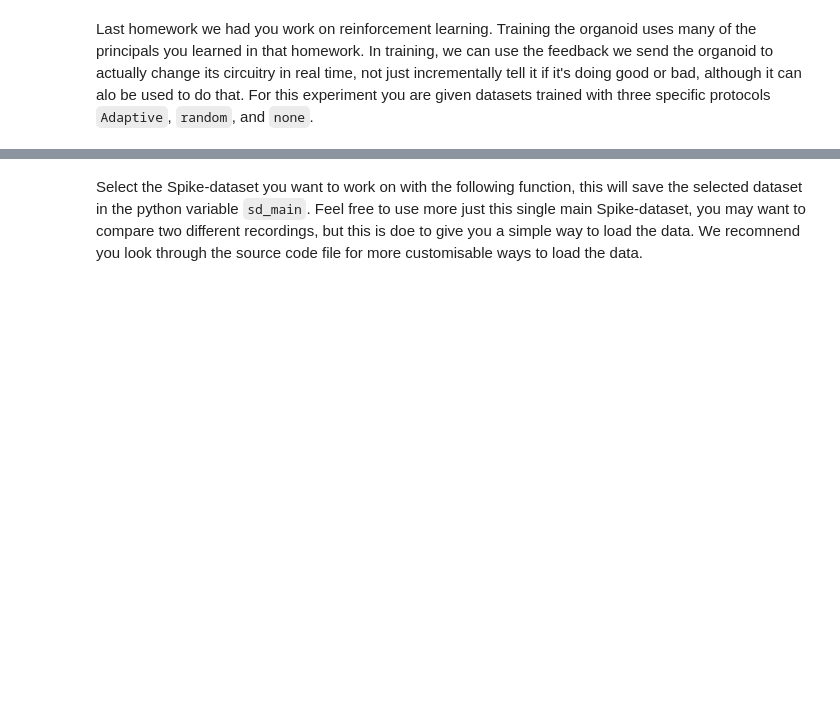
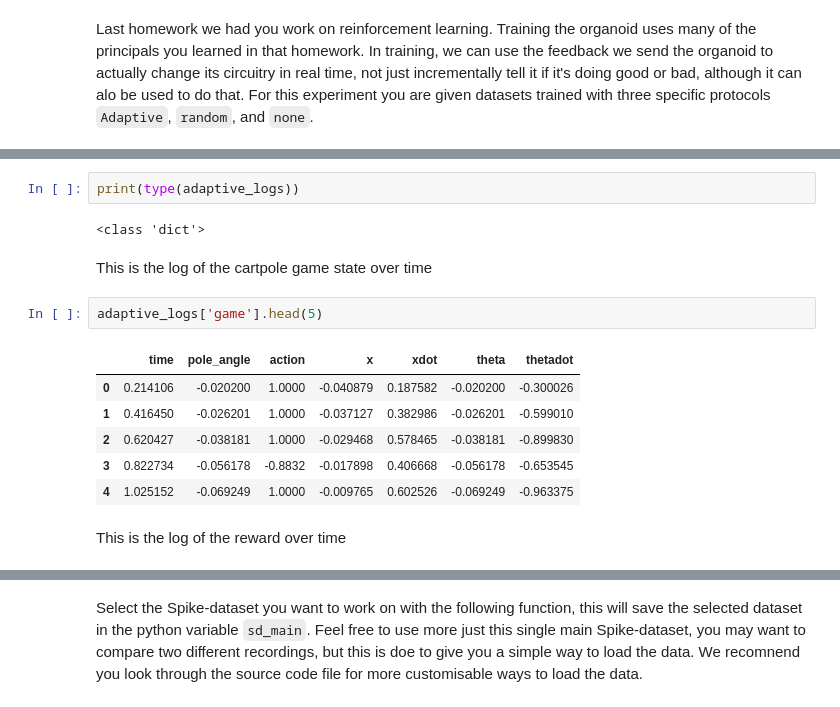
Before and after one commit to Braingeneers-Education/WetAI-Final-Project-Spring-2025, a Jupyter notebook: cartpole_analysis.ipynb, the cells around one changed output, grey strips where cells are left out. Drawn from its saved outputs; the diff is of its cells as text; blank space fills up the shorter version.

```diff
--- a/cartpole_analysis.ipynb
+++ b/cartpole_analysis.ipynb
@@ -201,0 +224,17 @@ Encoding through stimulations allows us to send the organoid information, howeve
+# %%
+print(type(adaptive_logs))
+# %% [output]
+<class 'dict'>
+# %% [markdown]
+This is the log of the cartpole game state over time
+# %%
+adaptive_logs['game'].head(5)
+# %% [output]
+|  | time | pole_angle | action | x | xdot | theta | thetadot |
+| 0 | 0.214106 | -0.020200 | 1.0000 | -0.040879 | 0.187582 | -0.020200 | -0.300026 |
+| 1 | 0.416450 | -0.026201 | 1.0000 | -0.037127 | 0.382986 | -0.026201 | -0.599010 |
+| 2 | 0.620427 | -0.038181 | 1.0000 | -0.029468 | 0.578465 | -0.038181 | -0.899830 |
+| 3 | 0.822734 | -0.056178 | -0.8832 | -0.017898 | 0.406668 | -0.056178 | -0.653545 |
+| 4 | 1.025152 | -0.069249 | 1.0000 | -0.009765 | 0.602526 | -0.069249 | -0.963375 |
+# %% [markdown]
+This is the log of the reward over time
```
Also changed, not shown: parts of 79 cells of this notebook, 2 other files.
